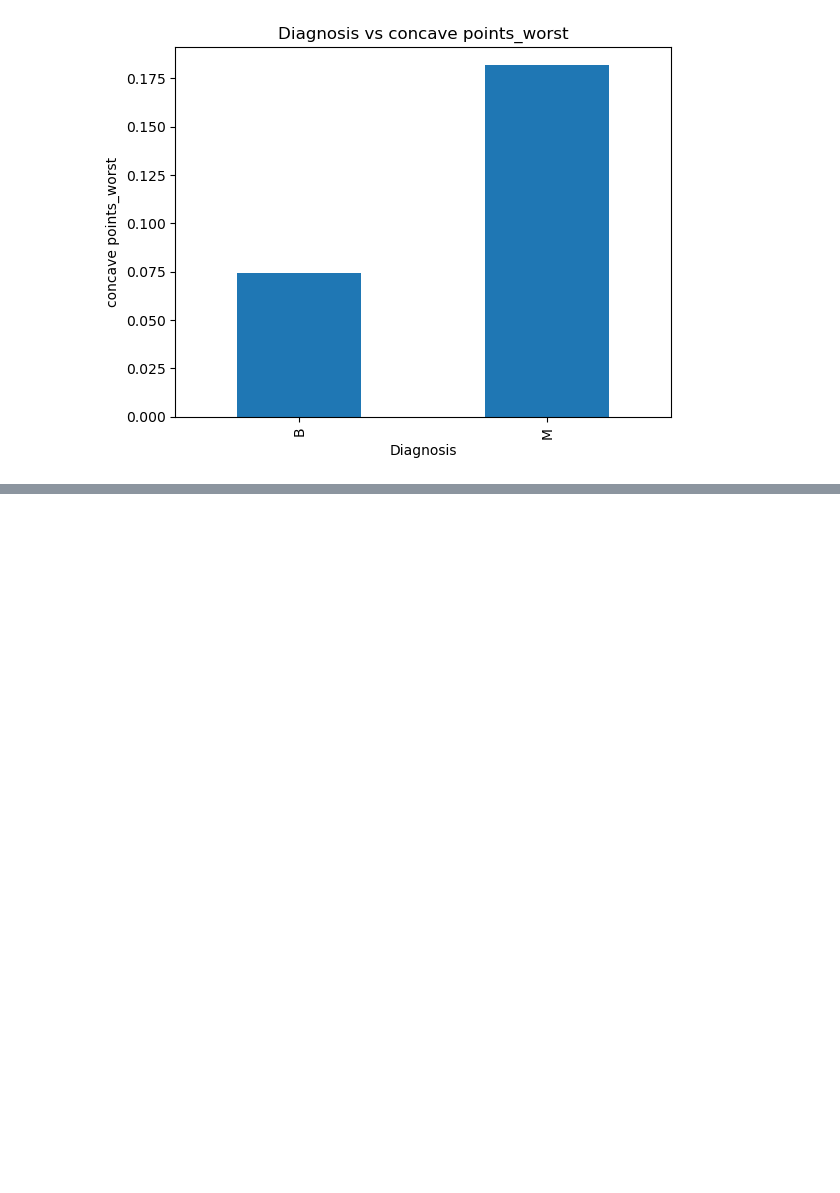
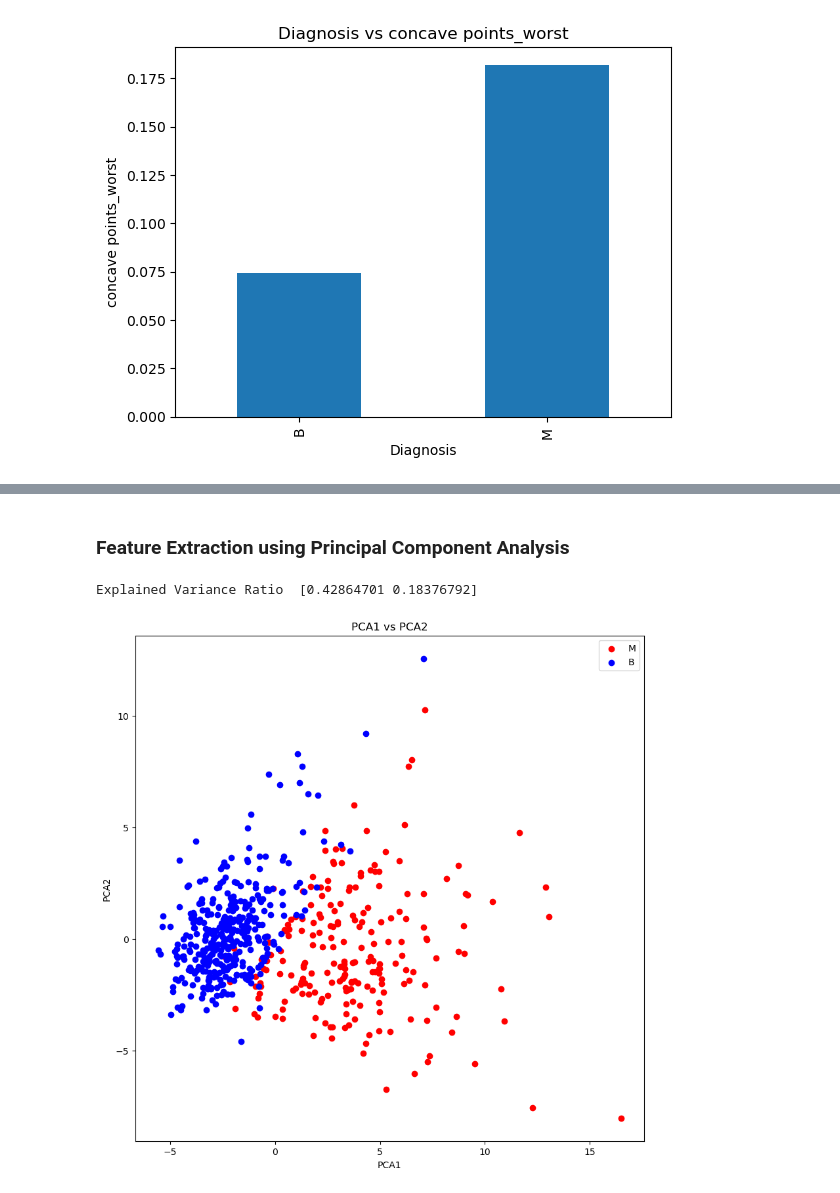
Before and after one commit to 1745-bhanu/projects, a Jupyter notebook: breastCancerAnalysisPrediction/breastCancerAnalysisPrediction.ipynb, the cells around one changed output, grey strips where cells are left out. Saved outputs shown, nothing was run; the diff lists cells and outputs as text; code cells hidden in the pictures; blank space fills up the shorter version.

Commit message:
PCA Analysis and Logistic Regression

```diff
--- a/breastCancerAnalysisPrediction/breastCancerAnalysisPrediction.ipynb
+++ b/breastCancerAnalysisPrediction/breastCancerAnalysisPrediction.ipynb
@@ -86,0 +134,41 @@ for col in important_features:
+# %% [markdown]
+### Feature Extraction using Principal Component Analysis
+# %%
+from sklearn.preprocessing import StandardScaler
+from sklearn.decomposition import PCA
+
+pca_df = data.drop('diagnosis', axis=1)
+
+# standardize the data
+scaler = StandardScaler()
+scaled_data = scaler.fit_transform(pca_df)
+
+# apply PCA
+pca = PCA(n_components=2)
+pca_data = pca.fit_transform(scaled_data)
+
+pca_data = pd.DataFrame(pca_data, columns=['pca1', 'pca2'])
+
+explained_variance = pca.explained_variance_ratio_
+print("Explained Variance Ratio ", explained_variance)
+
+# visualize the principal components
+plt.figure(figsize=(10,10))
+colors = {'M': 'red', 'B': 'blue'}
+
+for diagnosis, color in colors.items():
+    plt.scatter(
+        pca_data['pca1'][data['diagnosis'] == diagnosis],
+        pca_data['pca2'][data['diagnosis'] == diagnosis],
+        c = color,
+        label = diagnosis
+    )
+
+plt.xlabel('PCA1')
+plt.ylabel('PCA2')
+plt.legend()
+plt.title('PCA1 vs PCA2')
+plt.show()
+# %% [output]
+Explained Variance Ratio  [0.42864701 0.18376792]
+[figure, added]
```
Also changed, not shown: parts of 14 cells of this notebook.
